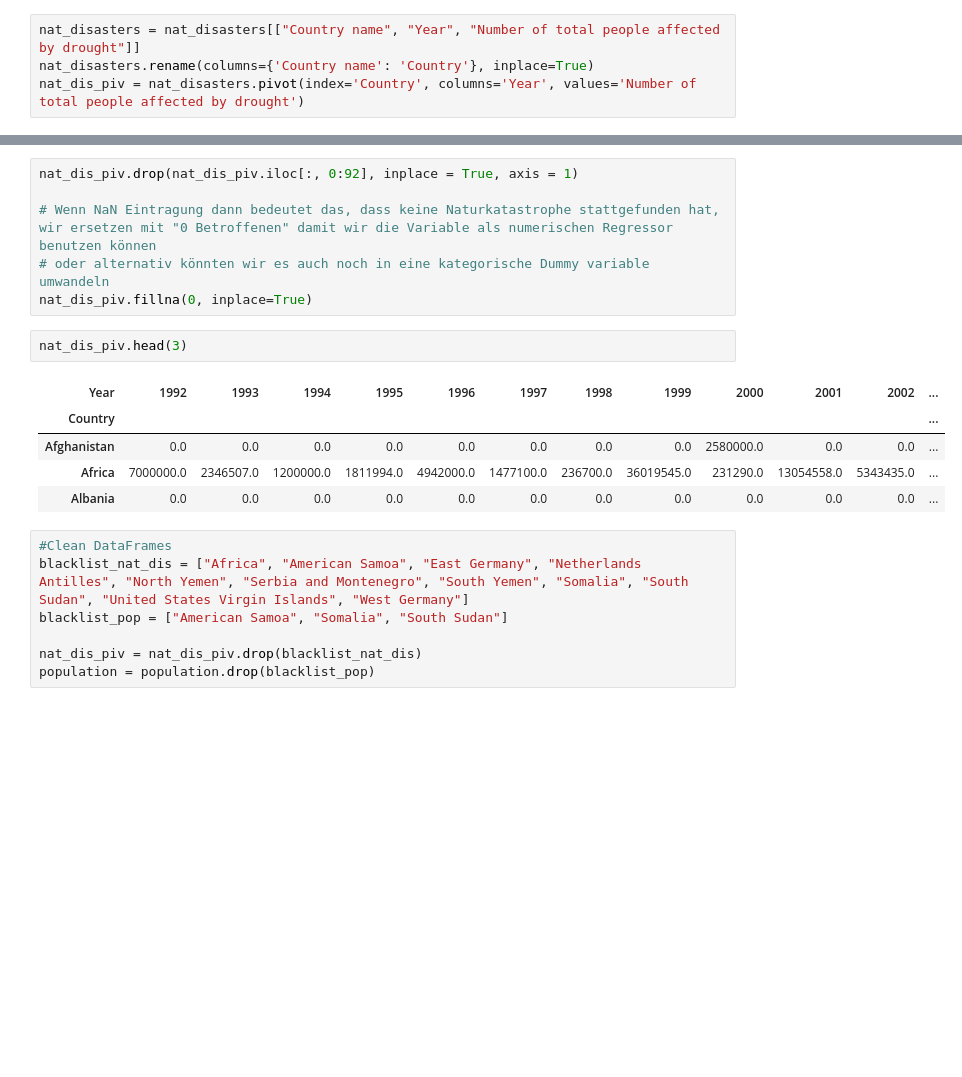
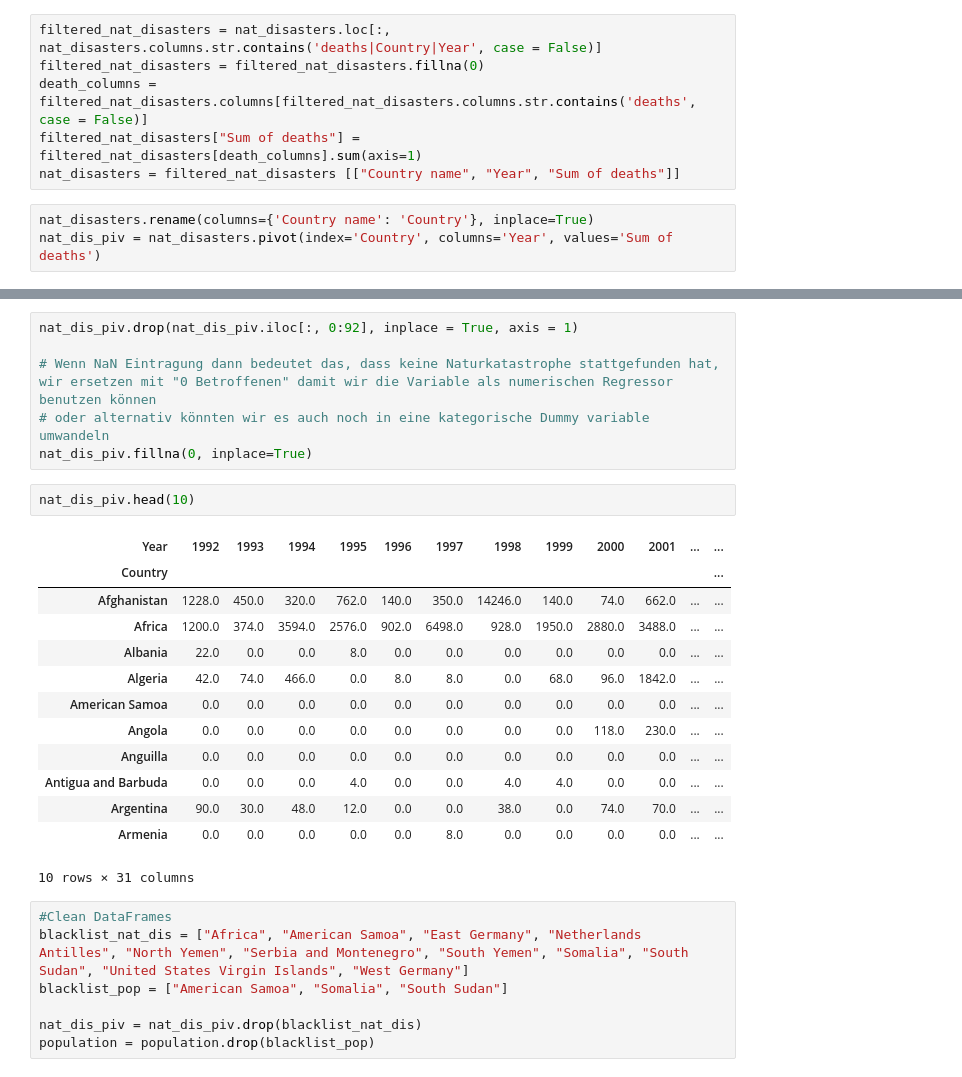
Before and after one commit to Monsieur-Bandana/data_science_clockmann, a Jupyter notebook: ClassProject2207 (1).ipynb, the cells around one changed output, grey strips where cells are left out. Drawn from its saved outputs; the diff is of its cells as text; blank space fills up the shorter version.

```diff
--- a/ClassProject2207 (1).ipynb
+++ b/ClassProject2207 (1).ipynb
@@ -461,6 +470,11 @@ unemployment_piv
 # %% [markdown]
 **Natural disasters**
+# %%
+filtered_nat_disasters = nat_disasters.loc[:, nat_disasters.columns.str.contains('deaths|Country|Year', case = False)]
+filtered_nat_disasters = filtered_nat_disasters.fillna(0)
+death_columns = filtered_nat_disasters.columns[filtered_nat_disasters.columns.str.contains('deaths', case = False)]
+filtered_nat_disasters["Sum of deaths"] = filtered_nat_disasters[death_columns].sum(axis=1)
+nat_disasters = filtered_nat_disasters [["Country name", "Year", "Sum of deaths"]]
 # %%
-nat_disasters = nat_disasters[["Country name", "Year", "Number of total people affected by drought"]]
 nat_disasters.rename(columns={'Country name': 'Country'}, inplace=True)
-nat_dis_piv = nat_disasters.pivot(index='Country', columns='Year', values='Number of total people affected by drought')
+nat_dis_piv = nat_disasters.pivot(index='Country', columns='Year', values='Sum of deaths')
@@ -471,13 +490,21 @@ nat_dis_piv.drop(nat_dis_piv.iloc[:, 0:92], inplace = True, axis = 1)
 # oder alternativ könnten wir es auch noch in eine kategorische Dummy variable umwandeln
 nat_dis_piv.fillna(0, inplace=True)
 # %%
-nat_dis_piv.head(3)
+nat_dis_piv.head(10)
 # %% [output]
-| Year | 1992 | 1993 | 1994 | 1995 | 1996 | 1997 | 1998 | 1999 | 2000 | 2001 | 2002 | ... |
+| Year | 1992 | 1993 | 1994 | 1995 | 1996 | 1997 | 1998 | 1999 | 2000 | 2001 | ... | ... |
 | Country |  |  |  |  |  |  |  |  |  |  |  | ... |
-| Afghanistan | 0.0 | 0.0 | 0.0 | 0.0 | 0.0 | 0.0 | 0.0 | 0.0 | 2580000.0 | 0.0 | 0.0 | ... |
-| Africa | 7000000.0 | 2346507.0 | 1200000.0 | 1811994.0 | 4942000.0 | 1477100.0 | 236700.0 | 36019545.0 | 231290.0 | 13054558.0 | 5343435.0 | ... |
-| Albania | 0.0 | 0.0 | 0.0 | 0.0 | 0.0 | 0.0 | 0.0 | 0.0 | 0.0 | 0.0 | 0.0 | ... |
+| Afghanistan | 1228.0 | 450.0 | 320.0 | 762.0 | 140.0 | 350.0 | 14246.0 | 140.0 | 74.0 | 662.0 | ... | ... |
+| Africa | 1200.0 | 374.0 | 3594.0 | 2576.0 | 902.0 | 6498.0 | 928.0 | 1950.0 | 2880.0 | 3488.0 | ... | ... |
+| Albania | 22.0 | 0.0 | 0.0 | 8.0 | 0.0 | 0.0 | 0.0 | 0.0 | 0.0 | 0.0 | ... | ... |
+| Algeria | 42.0 | 74.0 | 466.0 | 0.0 | 8.0 | 8.0 | 0.0 | 68.0 | 96.0 | 1842.0 | ... | ... |
+| American Samoa | 0.0 | 0.0 | 0.0 | 0.0 | 0.0 | 0.0 | 0.0 | 0.0 | 0.0 | 0.0 | ... | ... |
+| Angola | 0.0 | 0.0 | 0.0 | 0.0 | 0.0 | 0.0 | 0.0 | 0.0 | 118.0 | 230.0 | ... | ... |
+| Anguilla | 0.0 | 0.0 | 0.0 | 0.0 | 0.0 | 0.0 | 0.0 | 0.0 | 0.0 | 0.0 | ... | ... |
+| Antigua and Barbuda | 0.0 | 0.0 | 0.0 | 4.0 | 0.0 | 0.0 | 4.0 | 4.0 | 0.0 | 0.0 | ... | ... |
+| Argentina | 90.0 | 30.0 | 48.0 | 12.0 | 0.0 | 0.0 | 38.0 | 0.0 | 74.0 | 70.0 | ... | ... |
+| Armenia | 0.0 | 0.0 | 0.0 | 0.0 | 0.0 | 8.0 | 0.0 | 0.0 | 0.0 | 0.0 | ... | ... |
+10 rows × 31 columns
 # %%
 #Clean DataFrames
 blacklist_nat_dis = ["Africa", "American Samoa", "East Germany", "Netherlands Antilles", "North Yemen", "Serbia and Montenegro", "South Yemen", "Somalia", "South Sudan", "United States Virgin Islands", "West Germany"]
```
Also changed, not shown: parts of 6 cells of this notebook.
